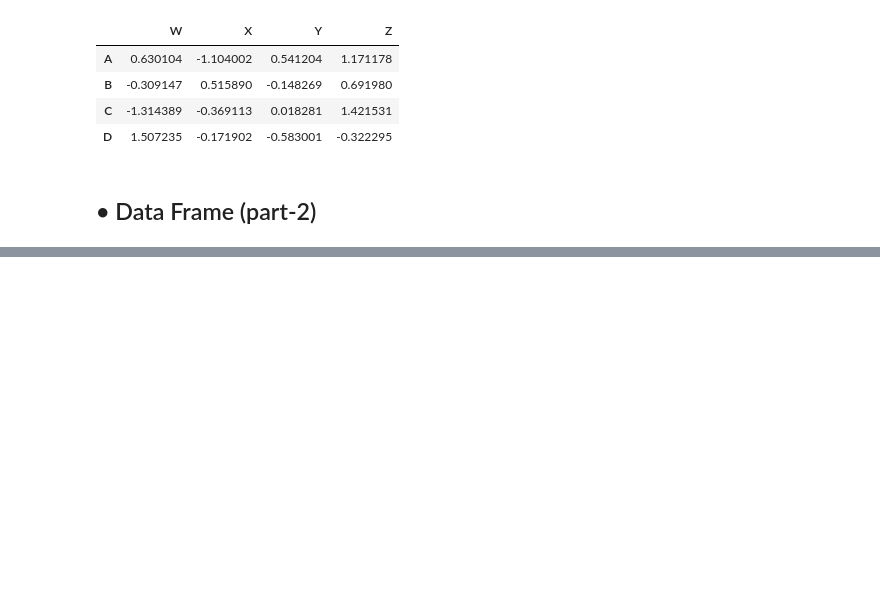
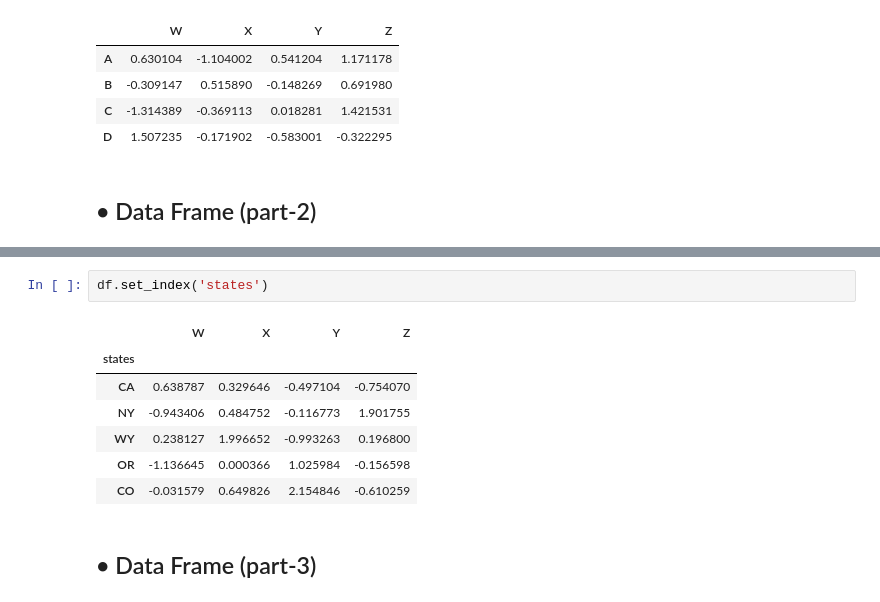
Before and after one commit to mdkaifsiddique/Data-analysis-with-Python, a Jupyter notebook: Pandas.ipynb, the cells around one changed output, grey strips where cells are left out. Saved outputs shown, nothing was run; the diff lists cells and outputs as text; blank space fills up the shorter version.

Commit message:
part2

```diff
--- a/Pandas.ipynb
+++ b/Pandas.ipynb
@@ -483,0 +654,12 @@ df
+# %%
+df.set_index('states')
+# %% [output]
+|  | W | X | Y | Z |
+| states |  |  |  |  |
+| CA | 0.638787 | 0.329646 | -0.497104 | -0.754070 |
+| NY | -0.943406 | 0.484752 | -0.116773 | 1.901755 |
+| WY | 0.238127 | 1.996652 | -0.993263 | 0.196800 |
+| OR | -1.136645 | 0.000366 | 1.025984 | -0.156598 |
+| CO | -0.031579 | 0.649826 | 2.154846 | -0.610259 |
+# %% [markdown]
+## • Data Frame (part-3)
```
Also changed, not shown: parts of 22 cells of this notebook.
